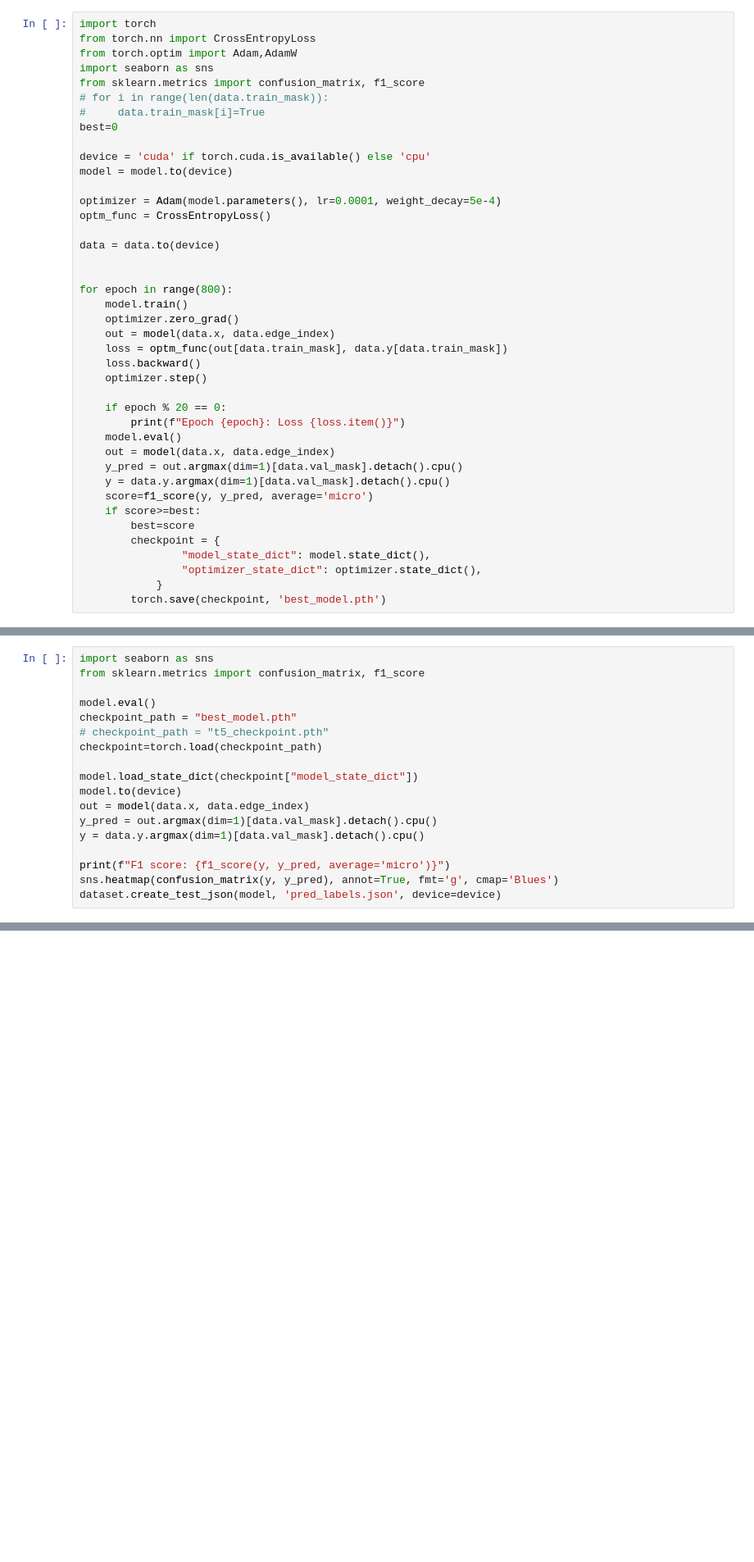
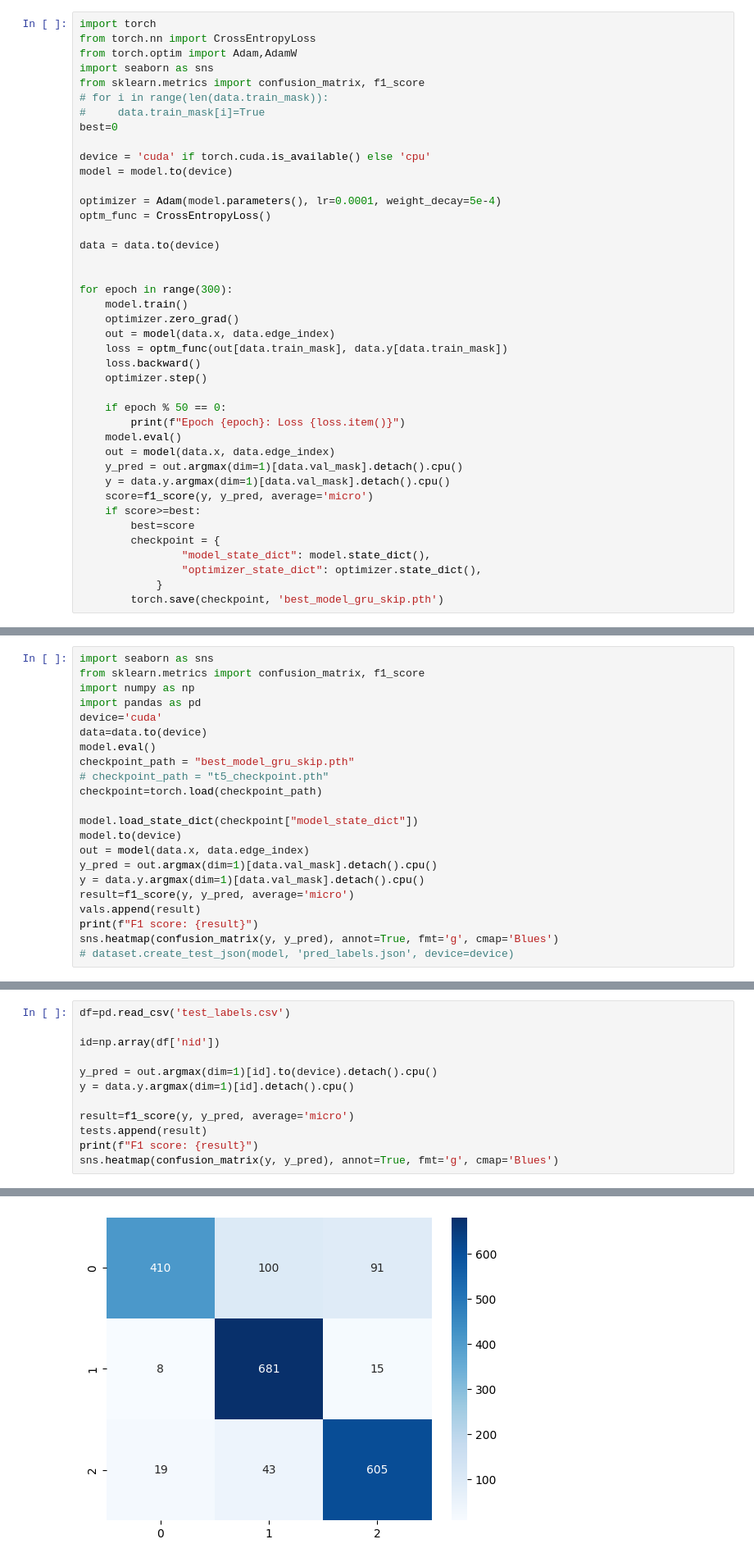
Before and after one commit to pintamonas4575/SNA-project-MAADM-UPM, a Jupyter notebook: Tournament.ipynb, the cells around one changed output, grey strips where cells are left out. Shown at 82% size. Drawn from its saved outputs; the diff is of its cells as text; blank space fills up the shorter version.

```diff
--- a/Tournament.ipynb
+++ b/Tournament.ipynb
@@ -263,7 +379,7 @@ optm_func = CrossEntropyLoss()
 data = data.to(device)
 
 
-for epoch in range(800):
+for epoch in range(300):
     model.train()
     optimizer.zero_grad()
     out = model(data.x, data.edge_index)
@@ -271,7 +387,7 @@ for epoch in range(800):
     loss.backward()
     optimizer.step()
 
-    if epoch % 20 == 0:
+    if epoch % 50 == 0:
         print(f"Epoch {epoch}: Loss {loss.item()}")
     model.eval()
     out = model(data.x, data.edge_index)
@@ -284,5 +400,5 @@ for epoch in range(800):
                 "model_state_dict": model.state_dict(),
                 "optimizer_state_dict": optimizer.state_dict(),
             }
-        torch.save(checkpoint, 'best_model.pth')
+        torch.save(checkpoint, 'best_model_gru_skip.pth')
 # %% [output]
@@ -308,9 +413,12 @@ Epoch 780: Loss 0.07044997811317444
 # %%
 import seaborn as sns
 from sklearn.metrics import confusion_matrix, f1_score
-
+import numpy as np
+import pandas as pd
+device='cuda'
+data=data.to(device)
 model.eval()
-checkpoint_path = "best_model.pth"
+checkpoint_path = "best_model_gru_skip.pth"
 # checkpoint_path = "t5_checkpoint.pth"
 checkpoint=torch.load(checkpoint_path)
 
@@ -319,8 +427,9 @@ model.to(device)
 out = model(data.x, data.edge_index)
 y_pred = out.argmax(dim=1)[data.val_mask].detach().cpu()
 y = data.y.argmax(dim=1)[data.val_mask].detach().cpu()
-
-print(f"F1 score: {f1_score(y, y_pred, average='micro')}")
+result=f1_score(y, y_pred, average='micro')
+vals.append(result)
+print(f"F1 score: {result}")
 sns.heatmap(confusion_matrix(y, y_pred), annot=True, fmt='g', cmap='Blues')
-dataset.create_test_json(model, 'pred_labels.json', device=device)
+# dataset.create_test_json(model, 'pred_labels.json', device=device)
 # %% [output]
@@ -330,0 +439,13 @@ F1 score: 0.8952112676056339
+# %%
+df=pd.read_csv('test_labels.csv')
+
+id=np.array(df['nid'])
+
+y_pred = out.argmax(dim=1)[id].to(device).detach().cpu()
+y = data.y.argmax(dim=1)[id].detach().cpu()
+
+result=f1_score(y, y_pred, average='micro')
+tests.append(result)
+print(f"F1 score: {result}")
+sns.heatmap(confusion_matrix(y, y_pred), annot=True, fmt='g', cmap='Blues')
+# %% [output]
@@ -330,0 +454 @@ F1 score: 0.8952112676056339
+[figure, added]
```
Also changed, not shown: parts of 46 cells of this notebook, 14 other files.
